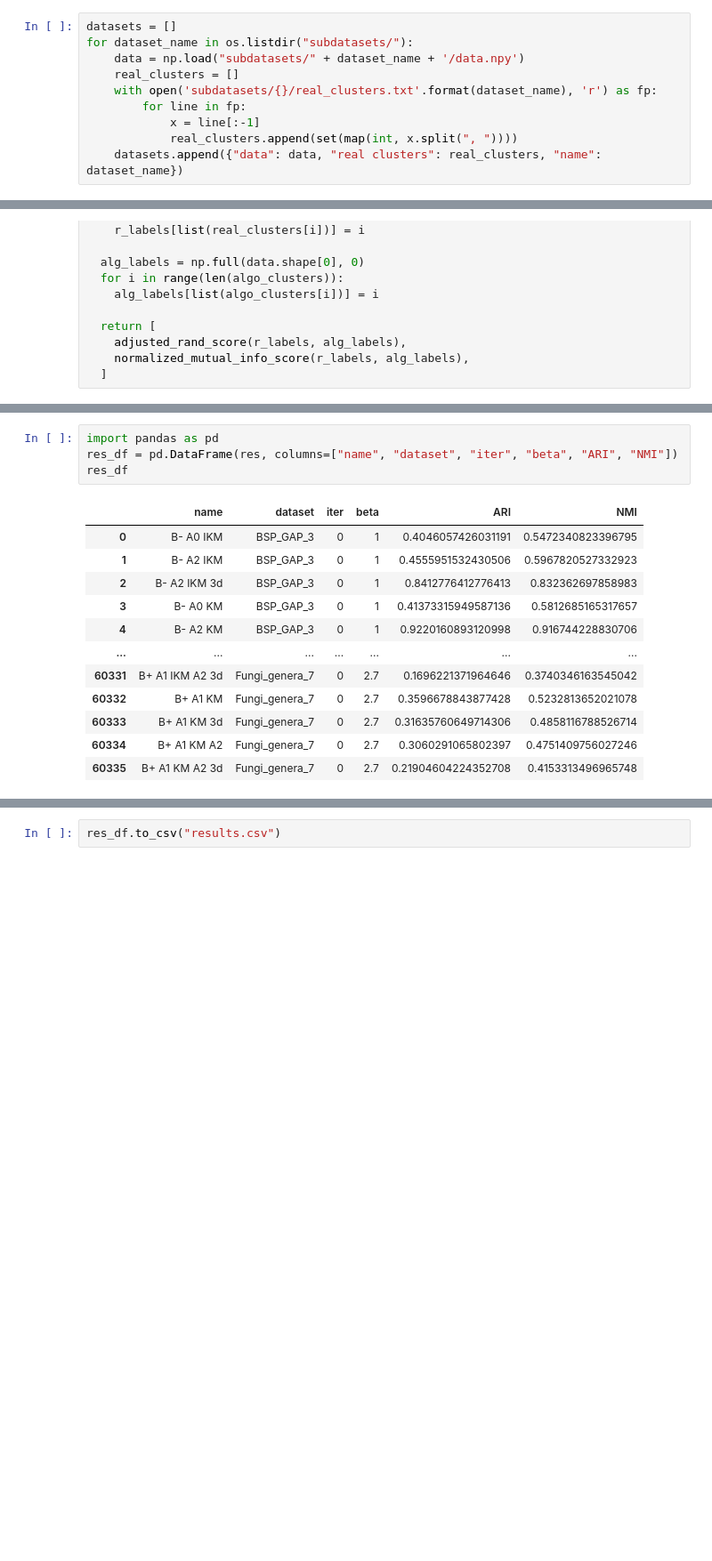
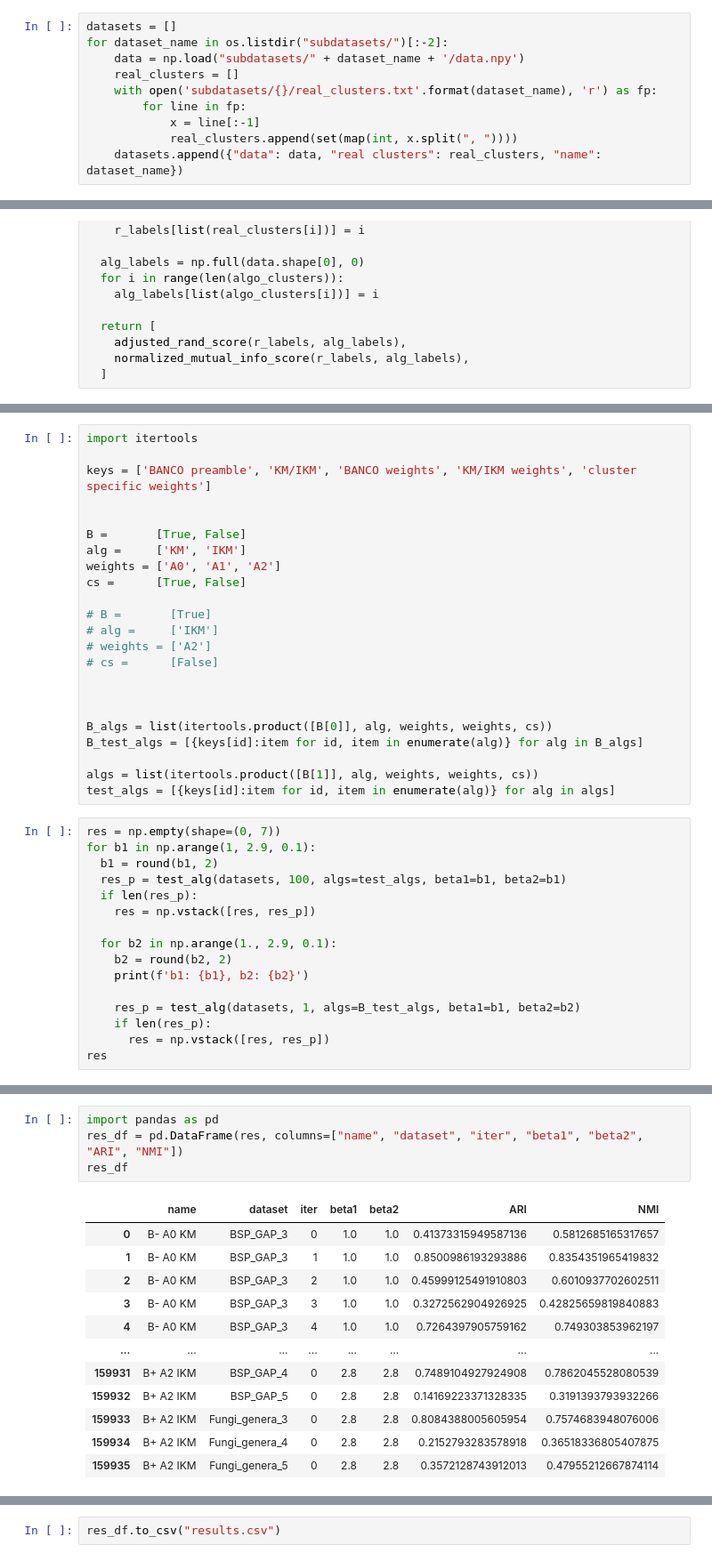
Before and after one commit to mhalynchik/interval_clustering, a Jupyter notebook: test.ipynb, the cells around one changed output, grey strips where cells are left out. Shown at 89% size. Cells and saved outputs as stored; diff of their text form; blank space fills up the shorter version.

```diff
--- a/test.ipynb
+++ b/test.ipynb
@@ -12,7 +12,7 @@ import copy
 np.random.seed(42)
 # %%
 datasets = []
-for dataset_name in os.listdir("subdatasets/"):
+for dataset_name in os.listdir("subdatasets/")[:-2]:
     data = np.load("subdatasets/" + dataset_name + '/data.npy')
     real_clusters = []
     with open('subdatasets/{}/real_clusters.txt'.format(dataset_name), 'r') as fp:
@@ -149,0 +97,39 @@ array([['B- A0 IKM', 'BSP_GAP_3', '0', '1', '0.4046057426031191',
+# %%
+import itertools
+
+keys = ['BANCO preamble', 'KM/IKM', 'BANCO weights', 'KM/IKM weights', 'cluster specific weights']
+
+
+B =       [True, False]
+alg =     ['KM', 'IKM']
+weights = ['A0', 'A1', 'A2']
+cs =      [True, False]
+
+# B =       [True]
+# alg =     ['IKM']
+# weights = ['A2']
+# cs =      [False]
+
+
+
+B_algs = list(itertools.product([B[0]], alg, weights, weights, cs))
+B_test_algs = [{keys[id]:item for id, item in enumerate(alg)} for alg in B_algs]
+
+algs = list(itertools.product([B[1]], alg, weights, weights, cs))
+test_algs = [{keys[id]:item for id, item in enumerate(alg)} for alg in algs]
+# %%
+res = np.empty(shape=(0, 7))
+for b1 in np.arange(1, 2.9, 0.1):
+  b1 = round(b1, 2)
+  res_p = test_alg(datasets, 100, algs=test_algs, beta1=b1, beta2=b1)
+  if len(res_p):
+    res = np.vstack([res, res_p])
+
+  for b2 in np.arange(1., 2.9, 0.1):
+    b2 = round(b2, 2)
+    print(f'b1: {b1}, b2: {b2}')
+
+    res_p = test_alg(datasets, 1, algs=B_test_algs, beta1=b1, beta2=b2)
+    if len(res_p):
+      res = np.vstack([res, res_p])
+res
@@ -150,17 +167,17 @@ array([['B- A0 IKM', 'BSP_GAP_3', '0', '1', '0.4046057426031191',
 # %%
 import pandas as pd
-res_df = pd.DataFrame(res, columns=["name", "dataset", "iter", "beta", "ARI", "NMI"])
+res_df = pd.DataFrame(res, columns=["name", "dataset", "iter", "beta1", "beta2", "ARI", "NMI"])
 res_df
 # %% [output]
-|  | name | dataset | iter | beta | ARI | NMI |
-| 0 | B- A0 IKM | BSP_GAP_3 | 0 | 1 | 0.4046057426031191 | 0.5472340823396795 |
-| 1 | B- A2 IKM | BSP_GAP_3 | 0 | 1 | 0.4555951532430506 | 0.5967820527332923 |
-| 2 | B- A2 IKM 3d | BSP_GAP_3 | 0 | 1 | 0.8412776412776413 | 0.832362697858983 |
-| 3 | B- A0 KM | BSP_GAP_3 | 0 | 1 | 0.41373315949587136 | 0.5812685165317657 |
-| 4 | B- A2 KM | BSP_GAP_3 | 0 | 1 | 0.9220160893120998 | 0.916744228830706 |
-| ... | ... | ... | ... | ... | ... | ... |
-| 60331 | B+ A1 IKM A2 3d | Fungi_genera_7 | 0 | 2.7 | 0.1696221371964646 | 0.3740346163545042 |
-| 60332 | B+ A1 KM | Fungi_genera_7 | 0 | 2.7 | 0.3596678843877428 | 0.5232813652021078 |
-| 60333 | B+ A1 KM 3d | Fungi_genera_7 | 0 | 2.7 | 0.31635760649714306 | 0.4858116788526714 |
-| 60334 | B+ A1 KM A2 | Fungi_genera_7 | 0 | 2.7 | 0.3060291065802397 | 0.4751409756027246 |
-| 60335 | B+ A1 KM A2 3d | Fungi_genera_7 | 0 | 2.7 | 0.21904604224352708 | 0.4153313496965748 |
+|  | name | dataset | iter | beta1 | beta2 | ARI | NMI |
+| 0 | B- A0 KM | BSP_GAP_3 | 0 | 1.0 | 1.0 | 0.41373315949587136 | 0.5812685165317657 |
+| 1 | B- A0 KM | BSP_GAP_3 | 1 | 1.0 | 1.0 | 0.8500986193293886 | 0.8354351965419832 |
+| 2 | B- A0 KM | BSP_GAP_3 | 2 | 1.0 | 1.0 | 0.45999125491910803 | 0.6010937702602511 |
+| 3 | B- A0 KM | BSP_GAP_3 | 3 | 1.0 | 1.0 | 0.3272562904926925 | 0.42825659819840883 |
+| 4 | B- A0 KM | BSP_GAP_3 | 4 | 1.0 | 1.0 | 0.7264397905759162 | 0.749303853962197 |
+| ... | ... | ... | ... | ... | ... | ... | ... |
+| 159931 | B+ A2 IKM | BSP_GAP_4 | 0 | 2.8 | 2.8 | 0.7489104927924908 | 0.7862045528080539 |
+| 159932 | B+ A2 IKM | BSP_GAP_5 | 0 | 2.8 | 2.8 | 0.14169223371328335 | 0.3191393793932266 |
+| 159933 | B+ A2 IKM | Fungi_genera_3 | 0 | 2.8 | 2.8 | 0.8084388005605954 | 0.7574683948076006 |
+| 159934 | B+ A2 IKM | Fungi_genera_4 | 0 | 2.8 | 2.8 | 0.2152793283578918 | 0.36518336805407875 |
+| 159935 | B+ A2 IKM | Fungi_genera_5 | 0 | 2.8 | 2.8 | 0.3572128743912013 | 0.47955212667874114 |
```
Also changed, not shown: parts of 8 cells of this notebook, 20 other files.
